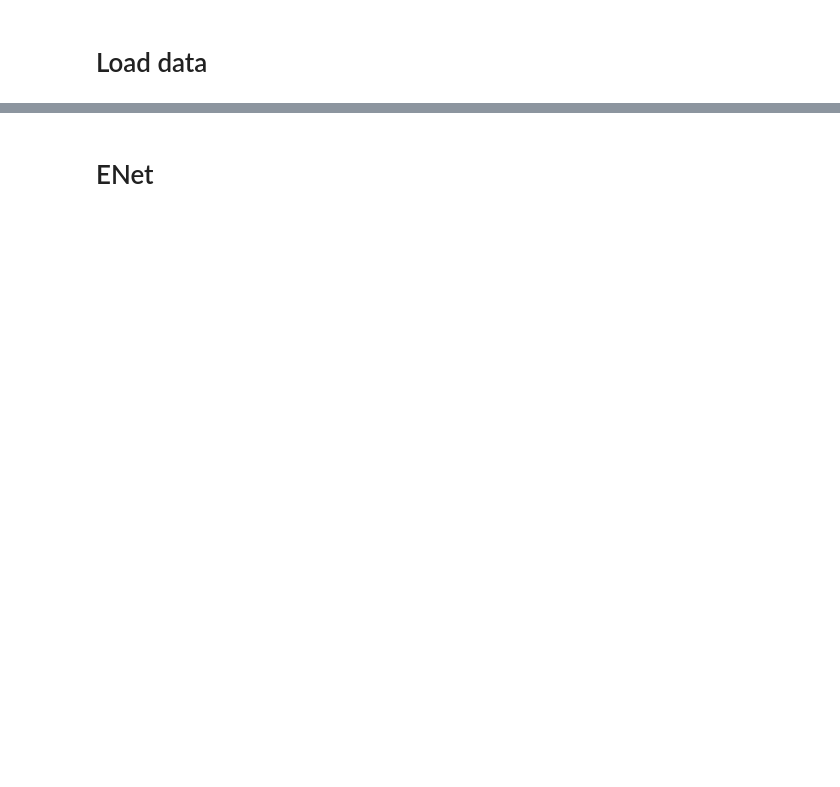
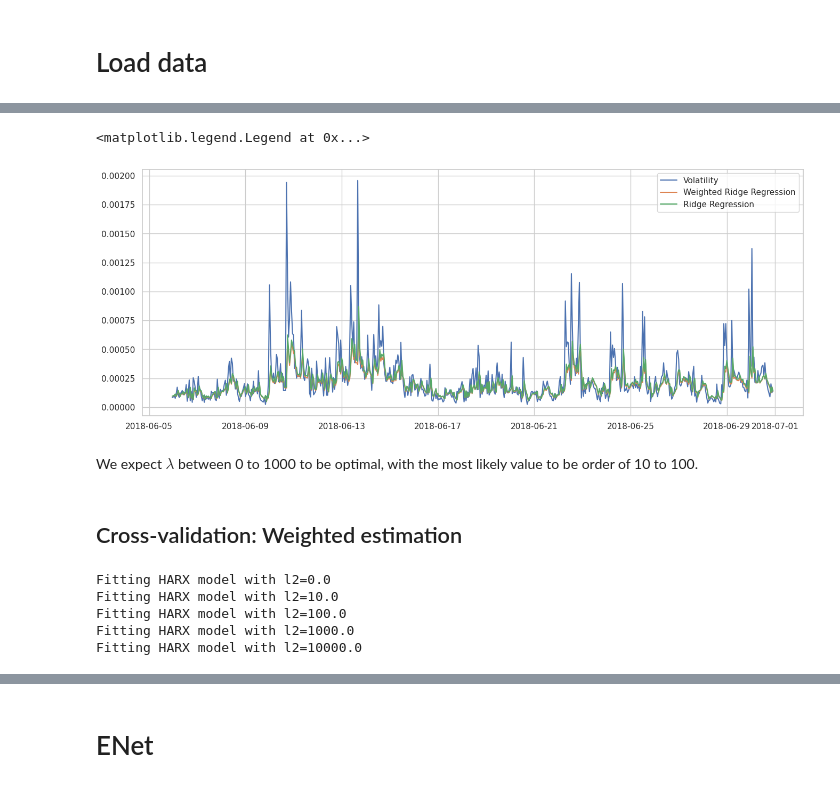
Before and after one commit to v-buchkov/mlfcs, a Jupyter notebook: experiments/miro/3.1-mz-development-bnchmrks-multivariate.ipynb, the cells around one changed output, grey strips where cells are left out. Drawn from its saved outputs; the diff is of its cells as text; code cells hidden in the pictures; blank space fills up the shorter version.

Commit message:
[update] final version of preprocessing, model development and backtesting

```diff
--- a/experiments/miro/3.1-mz-development-bnchmrks-multivariate.ipynb
+++ b/experiments/miro/3.1-mz-development-bnchmrks-multivariate.ipynb
@@ -167,0 +193,2 @@ validation = dataset.loc[LAST_TRAINING_DATE - pd.Timedelta(days=7):LAST_TRAINING
+# %%
+X = sm.add_constant(X)
@@ -167,0 +289,12 @@ validation = dataset.loc[LAST_TRAINING_DATE - pd.Timedelta(days=7):LAST_TRAINING
+# %%
+betaW = np.linalg.inv(X.values.T @ (W @ X.values) + 10.0 * LambdaMat) @ (X.values.T @ (W @ y.values))
+beta = np.linalg.inv(X.values.T @ (X.values) + 10.0 * LambdaMat) @ (X.values.T @ ( y.values))
+plt.plot(y.index, np.exp(y), label='Volatility')
+plt.plot(y.index, np.exp(X.values @ betaW), label='Weighted Ridge Regression')
+plt.plot(y.index, np.exp(X.values @ beta), label='Ridge Regression')
+plt.legend()
+# %% [output]
+<matplotlib.legend.Legend at 0x...>
+[figure, added]
+# %% [markdown]
+We expect $\lambda$ between 0 to 1000 to be optimal, with the most likely value to be order of 10 to 100.
@@ -167,0 +422,51 @@ validation = dataset.loc[LAST_TRAINING_DATE - pd.Timedelta(days=7):LAST_TRAINING
+# %% [markdown]
+## Cross-validation: Weighted estimation
+# %%
+
+
+kf = KFold(n_splits=5, shuffle=False)
+
+results = []
+
+har = HARX(
+    lags=[1, 6, 24],
+    l2=10.0,
+    is_weighted=True,
+    use_ob_feats=True,
+    use_log_y=True,
+)
+
+for lambda_ in [0.0, 10.0, 100.0, 1000.0, 10000.0]:
+    har.l2 = lambda_
+    print(f"Fitting HARX model with l2={har.l2}")
+    for train_index, test_index in kf.split(init_training_vola):
+        train_data = init_training_vola.iloc[train_index]
+        test_data = init_training_vola.iloc[test_index]
+
+        y_train = train_data.loc[:, har.label_name]
+        X_train = train_data.loc[:, train_data.columns != har.label_name]
+
+        har.fit(y_train, X_train)
+
+        y_test = test_data.loc[:, har.label_name]
+        X_test = test_data.loc[:, test_data.columns != har.label_name]
+
+        predictions = np.zeros((len(y_test), 1))
+        for i in range(len(y_test)):
+            predictions[i] = har.forecast(steps=1, X=X_test.iloc[[i],:]) * np.exp(y_train.var() / 2)  # bias correction
+
+        rmse = mse(np.exp(y_test.values), predictions) ** 0.5
+        mae_res = mae(np.exp(y_test.values), predictions)
+
+        results.append({
+            "rmse": rmse,
+            "mae": mae_res,
+            "l2": har.l2})
+
+results = pd.DataFrame(results)
+# %% [output]
+Fitting HARX model with l2=0.0
+Fitting HARX model with l2=10.0
+Fitting HARX model with l2=100.0
+Fitting HARX model with l2=1000.0
+Fitting HARX model with l2=10000.0
```
Also changed, not shown: parts of 66 cells of this notebook, 7 other files.
